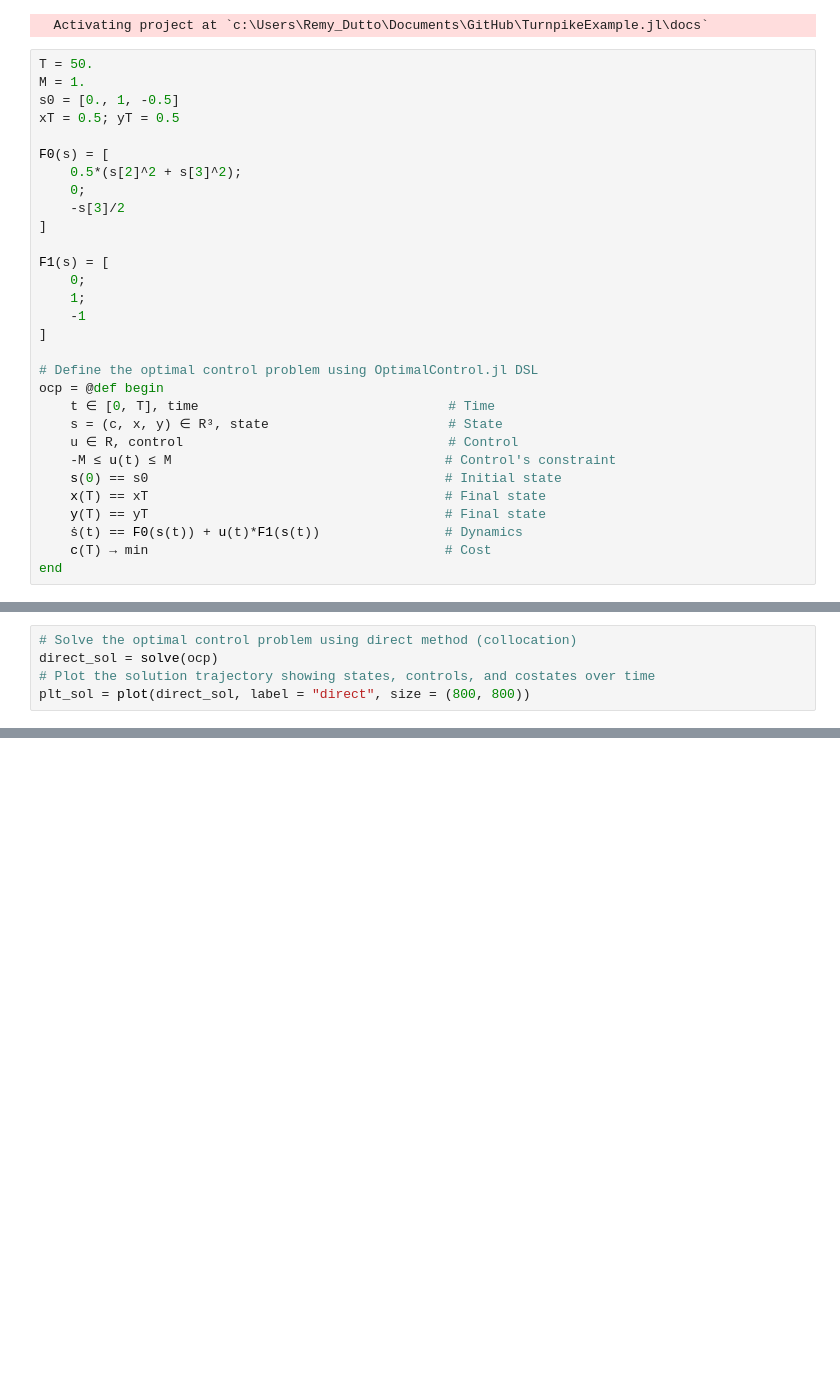
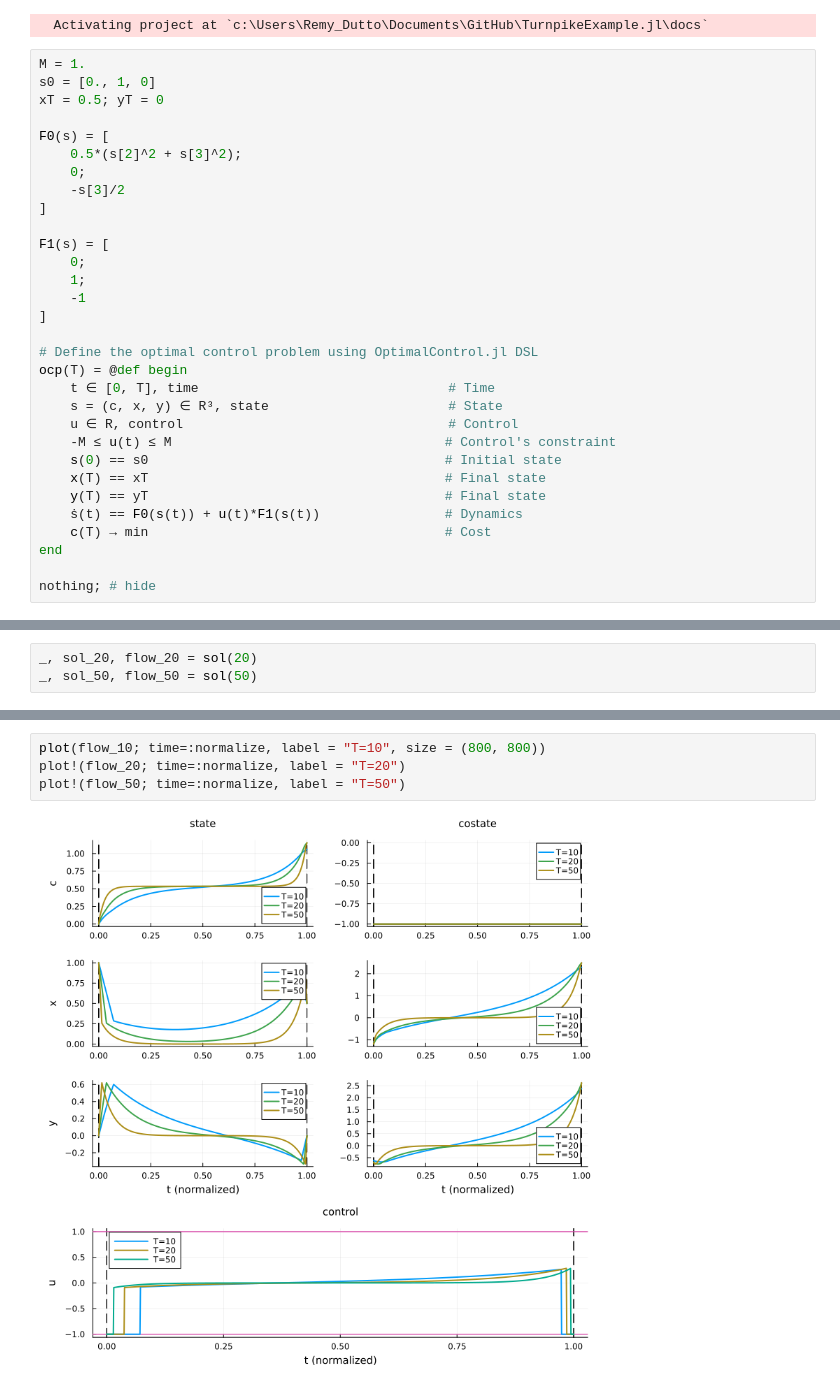
Before and after one commit to AnasXbouali/TurnpikeExample.jl, a Jupyter notebook: docs/ressources/indirect.ipynb, the cells around one changed output, grey strips where cells are left out. Saved outputs shown, nothing was run; the diff lists cells and outputs as text; blank space fills up the shorter version.

```diff
--- a/docs/ressources/indirect.ipynb
+++ b/docs/ressources/indirect.ipynb
@@ -16,10 +16,9 @@ using Ipopt, Optimization, OptimizationMOI  # Additional optimization tools
 # %% [output]
   Activating project at `c:\Users\Remy_Dutto\Documents\GitHub\TurnpikeExample.jl\docs`
 # %%
-T = 50.
 M = 1.
-s0 = [0., 1, -0.5]
-xT = 0.5; yT = 0.5
+s0 = [0., 1, 0]
+xT = 0.5; yT = 0
 
 F0(s) = [
     0.5*(s[2]^2 + s[3]^2);
@@ -34,7 +33,7 @@ F1(s) = [
 ]
 
 # Define the optimal control problem using OptimalControl.jl DSL
-ocp = @def begin
+ocp(T) = @def begin
     t ∈ [0, T], time                                # Time
     s = (c, x, y) ∈ R³, state                       # State
     u ∈ R, control                                  # Control
@@ -45,3 +44,5 @@ ocp = @def begin
     ṡ(t) == F0(s(t)) + u(t)*F1(s(t))                # Dynamics
     c(T) → min                                      # Cost
 end
+
+nothing; # hide
@@ -66,5 +48,0 @@ Abstract definition:
-# %%
-# Solve the optimal control problem using direct method (collocation)
-direct_sol = solve(ocp)
-# Plot the solution trajectory showing states, controls, and costates over time
-plt_sol = plot(direct_sol, label = "direct", size = (800, 800))
@@ -159,0 +121,3 @@ plot!(plt_sol, flow_sol, label="indirect")
+# %%
+_, sol_20, flow_20 = sol(20)
+_, sol_50, flow_50 = sol(50)
@@ -159,0 +135,6 @@ plot!(plt_sol, flow_sol, label="indirect")
+# %%
+plot(flow_10; time=:normalize, label = "T=10", size = (800, 800))
+plot!(flow_20; time=:normalize, label = "T=20")
+plot!(flow_50; time=:normalize, label = "T=50")
+# %% [output]
+[figure, added]
```
Also changed, not shown: parts of 6 cells of this notebook, 1 other file.
